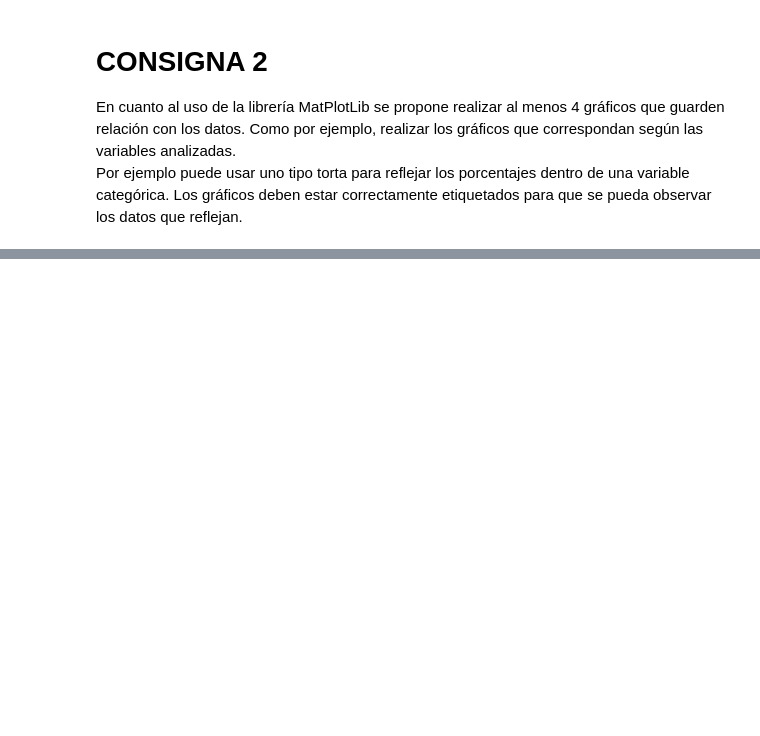
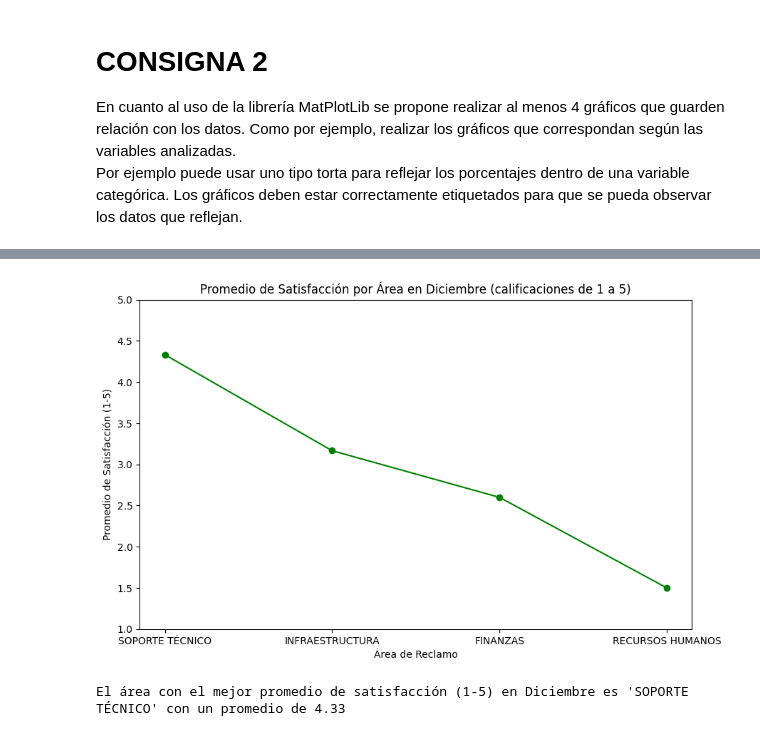
Before and after one commit to vickpicco/analistaDeDatos, a Jupyter notebook: Analista_evidencias_2_y_3.ipynb, the cells around one changed output, grey strips where cells are left out. Drawn from its saved outputs; the diff is of its cells as text; code cells hidden in the pictures; blank space fills up the shorter version.

Commit message:
Grafico de puntos para area mejor puntuada en diciembre.

```diff
--- a/Analista_evidencias_2_y_3.ipynb
+++ b/Analista_evidencias_2_y_3.ipynb
@@ -865,0 +873,41 @@ Por ejemplo puede usar uno tipo torta para reflejar los porcentajes dentro de un
+# %%
+import pandas as pd
+import matplotlib.pyplot as plt
+
+
+# Filtramos los reclamos del mes de diciembre
+
+reclamos_diciembre = df[df['Fecha del reclamo'].dt.month == 12].copy()
+
+# 1-Tomamos los reclamos de diciembre con calificación de 1 a 5
+# 2-Agrupar por 'Destino del reclamo' y calcular el promedio del 'Grado de satisfaccion'
+
+
+satisfaccion_diciembre_evaluada = reclamos_diciembre[(reclamos_diciembre['Grado de satisfacción'] >= 1) & (reclamos_diciembre['Grado de satisfacción'] <= 5)].copy()
+
+calificacion_por_area_diciembre = satisfaccion_diciembre_evaluada.groupby('Destino del reclamo')['Grado de satisfacción'].mean().reset_index()
+
+# colocamos nombres las columnas para ser mas claros en el grafico
+
+calificacion_por_area_diciembre.columns = ['Área de Reclamo', 'Promedio de Satisfacción (1-5) en Diciembre']
+
+# Ordenamos por promedio de satisfacción en orden descendente para el gráfico
+calificacion_por_area_diciembre_ordenada = calificacion_por_area_diciembre.sort_values(by='Promedio de Satisfacción (1-5) en Diciembre', ascending=False)
+
+# Gráfico de puntos
+plt.figure(figsize=(10, 6))
+plt.plot(calificacion_por_area_diciembre_ordenada['Área de Reclamo'], calificacion_por_area_diciembre_ordenada['Promedio de Satisfacción (1-5) en Diciembre'], 'o-', color='green')
+
+# Configuracion del gráfico
+plt.xlabel('Área de Reclamo')
+plt.ylabel('Promedio de Satisfacción (1-5)')
+plt.title('Promedio de Satisfacción por Área en Diciembre (calificaciones de 1 a 5)')
+plt.ylim(1, 5) # Rango del eje Y para reflejar la escala de satisfacción
+plt.show()#MOSTRAR GRAFICO
+
+# Observacion.
+mejor_area_diciembre = calificacion_por_area_diciembre_ordenada.iloc[0]
+print(f"\nEl área con el mejor promedio de satisfacción (1-5) en Diciembre es '{mejor_area_diciembre['Área de Reclamo']}' con un promedio de {mejor_area_diciembre['Promedio de Satisfacción (1-5) en Diciembre']:.2f}")
+# %% [output]
+[figure, added]
+El área con el mejor promedio de satisfacción (1-5) en Diciembre es 'SOPORTE TÉCNICO' con un promedio de 4.33
```
Also changed, not shown: parts of 1 cell of this notebook.
